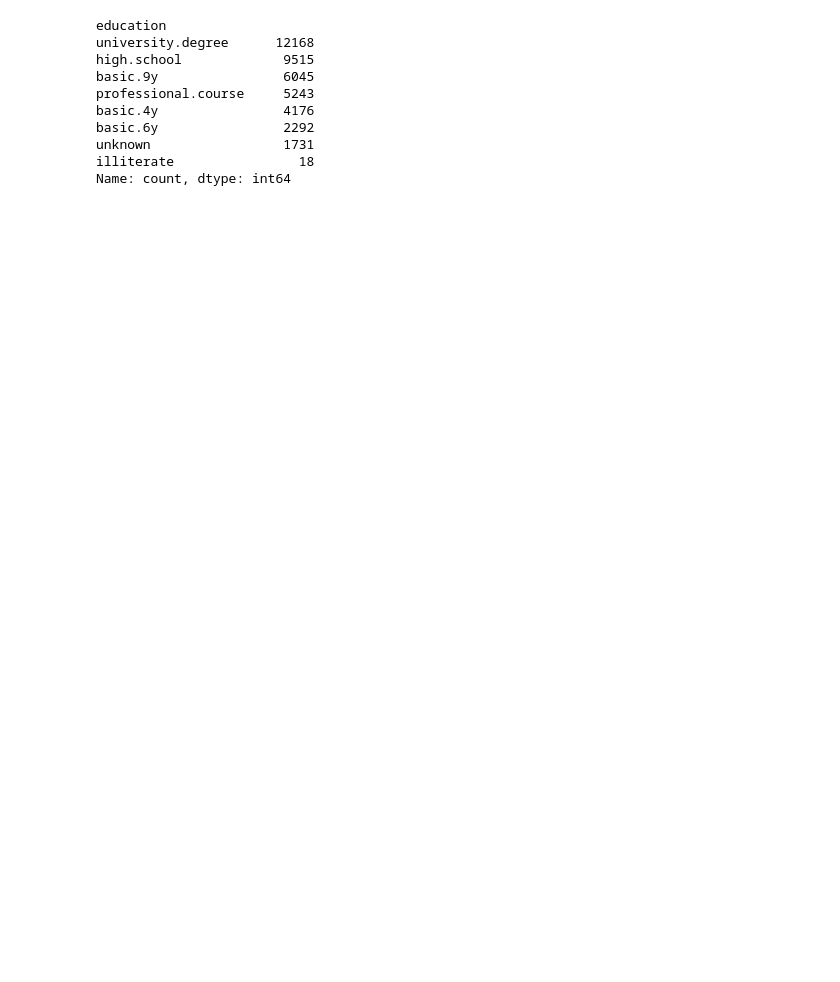
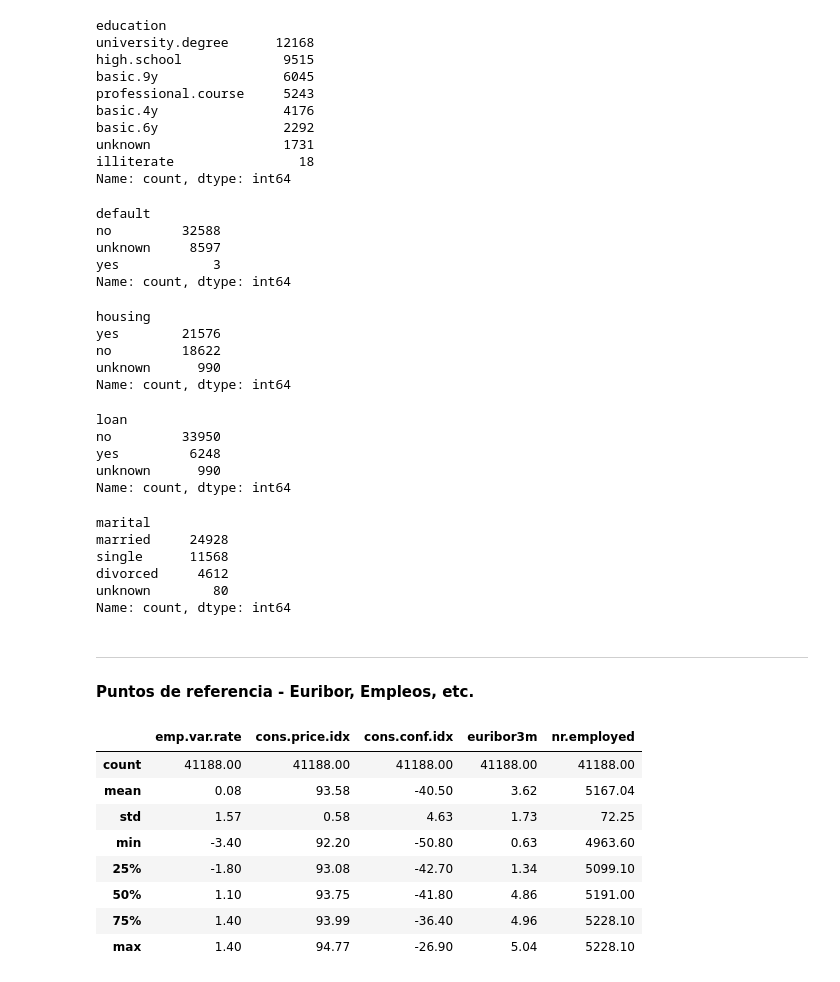
Before and after one commit to diegodelarubia/Trabajo_Final_Master-TFM-, a Jupyter notebook: analysis/analysis_tfm_leoBetancourt.ipynb, the cells around one changed output. Saved outputs shown, nothing was run; the diff lists cells and outputs as text; code cells hidden in the pictures; blank space fills up the shorter version.

Commit message:
EDA sobre puntos de referencia

```diff
--- a/analysis/analysis_tfm_leoBetancourt.ipynb
+++ b/analysis/analysis_tfm_leoBetancourt.ipynb
@@ -237,3 +284,51 @@ basic.6y                2292
 unknown                 1731
 illiterate                18
 Name: count, dtype: int64
+# %%
+bank_info['default'].value_counts()
+# %% [output]
+default
+no         32588
+unknown     8597
+yes            3
+Name: count, dtype: int64
+# %%
+bank_info['housing'].value_counts()
+# %% [output]
+housing
+yes        21576
+no         18622
+unknown      990
+Name: count, dtype: int64
+# %%
+bank_info['loan'].value_counts()
+# %% [output]
+loan
+no         33950
+yes         6248
+unknown      990
+Name: count, dtype: int64
+# %%
+bank_info['marital'].value_counts()
+# %% [output]
+marital
+married     24928
+single      11568
+divorced     4612
+unknown        80
+Name: count, dtype: int64
+# %% [markdown]
+-----
+#### Puntos de referencia - Euribor, Empleos, etc.
+# %%
+bank_info[['emp.var.rate','cons.price.idx','cons.conf.idx','euribor3m','nr.employed']].describe().round(2)
+# %% [output]
+|  | emp.var.rate | cons.price.idx | cons.conf.idx | euribor3m | nr.employed |
+| count | 41188.00 | 41188.00 | 41188.00 | 41188.00 | 41188.00 |
+| mean | 0.08 | 93.58 | -40.50 | 3.62 | 5167.04 |
+| std | 1.57 | 0.58 | 4.63 | 1.73 | 72.25 |
+| min | -3.40 | 92.20 | -50.80 | 0.63 | 4963.60 |
+| 25% | -1.80 | 93.08 | -42.70 | 1.34 | 5099.10 |
+| 50% | 1.10 | 93.75 | -41.80 | 4.86 | 5191.00 |
+| 75% | 1.40 | 93.99 | -36.40 | 4.96 | 5228.10 |
+| max | 1.40 | 94.77 | -26.90 | 5.04 | 5228.10 |
```
Also changed, not shown: parts of 8 cells of this notebook.
